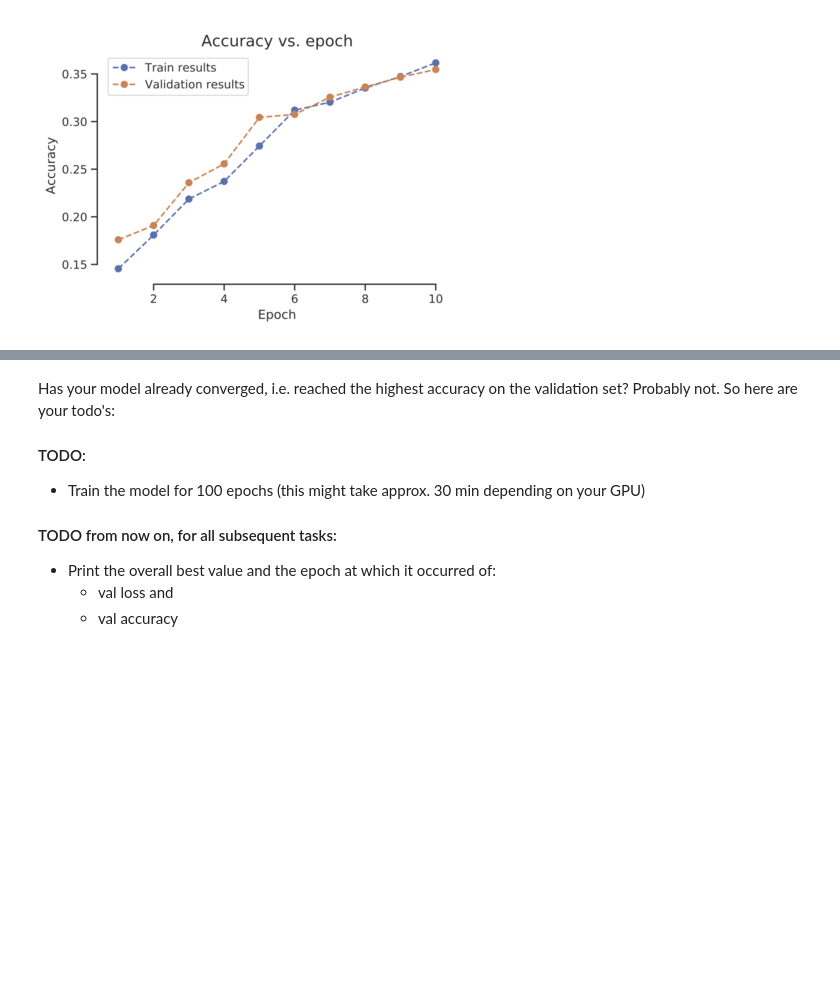
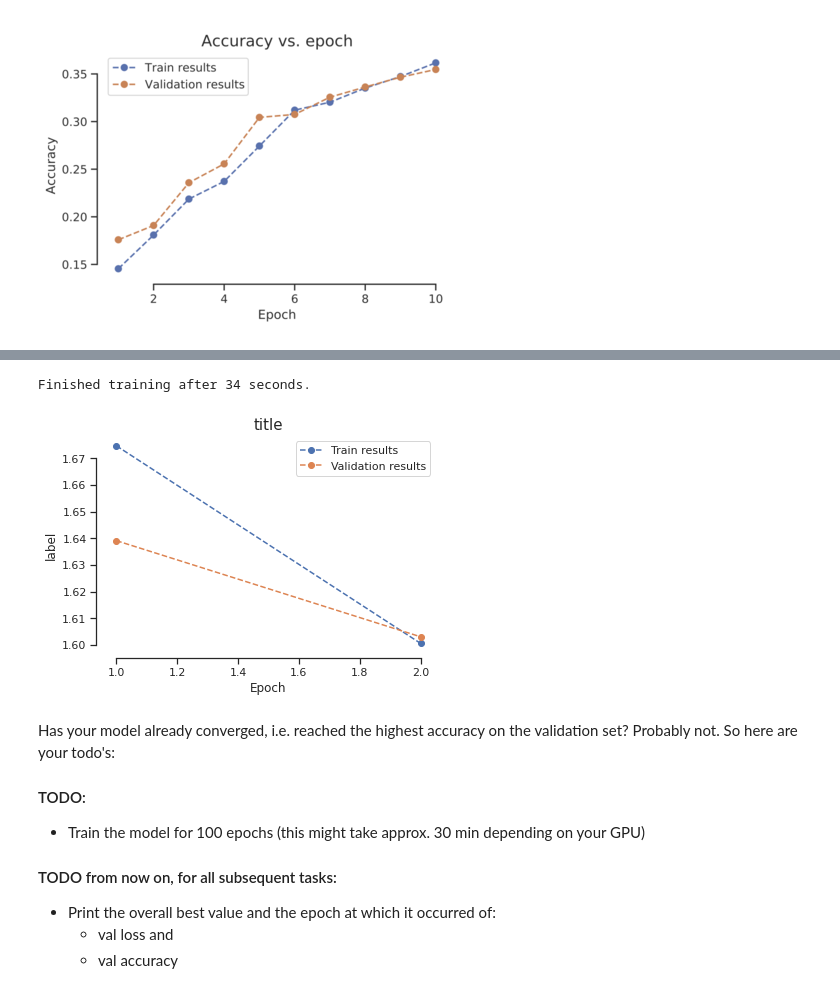
Before and after one commit to adjr2/deep_learning, a Jupyter notebook: Ex2_2022.ipynb, the cells around one changed output, grey strips where cells are left out. Drawn from its saved outputs; the diff is of its cells as text; code cells hidden in the pictures; blank space fills up the shorter version.

Commit message:
model trained

```diff
--- a/Ex2_2022.ipynb
+++ b/Ex2_2022.ipynb
@@ -497,9 +519,9 @@ class MLP(nn.Module):
         ####################
         ## YOUR CODE HERE ##
         ####################
-        self.linear_stack = nn.Sequential(nn.Linear(img_width*img_width*num_in_channels, num_hidden_units),
-                                              nn.ReLU(),
-                                              nn.Linear(num_hidden_units, num_hidden_units),
+        super().__init__()
+        self.flatten = nn.Flatten()
+        self.mlp = nn.Sequential(nn.Linear(img_width*img_width*num_in_channels, num_hidden_units),
                                               nn.ReLU(),
                                               nn.Linear(num_hidden_units, num_classes),
         )
@@ -520,6 +542,9 @@ class MLP(nn.Module):
         ####################
         ## YOUR CODE HERE ##
         ####################
+        x = self.flatten(x)
+        logits = self.mlp(x)
+        return logits
 # %% [markdown]
 ## Model training: learning rate
 
@@ -555,0 +577,3 @@ For optimization, we do not use SGD as in exercise 1, but the commonly used Adam
+# %%
+model = MLP(32, 3, 10)
+model.to(device="cuda")
@@ -555,0 +589,15 @@ For optimization, we do not use SGD as in exercise 1, but the commonly used Adam
+# %%
+####################
+## YOUR CODE HERE ##
+####################
+num_epochs=2
+optimizer = torch.optim.Adam(model.parameters())
+loss_function = torch.nn.CrossEntropyLoss()
+
+train_dataloader = trainloader
+val_dataloader = valloader
+device = 'cuda'
+
+train_losses, val_losses, train_accs, val_accs, confusion_matrix = run_training(model, optimizer, loss_function, device, num_epochs, train_dataloader, val_dataloader)
+plot("title", "label", train_losses, val_losses)
+# %% [output]
@@ -556,3 +605,5 @@ For optimization, we do not use SGD as in exercise 1, but the commonly used Adam
+Finished training after 34 seconds.
+[figure, added]
 # %% [markdown]
 Has your model already converged, i.e. reached the highest accuracy on the validation set? Probably not. So here are your todo's:
 
```
Also changed, not shown: parts of 6 cells of this notebook.
